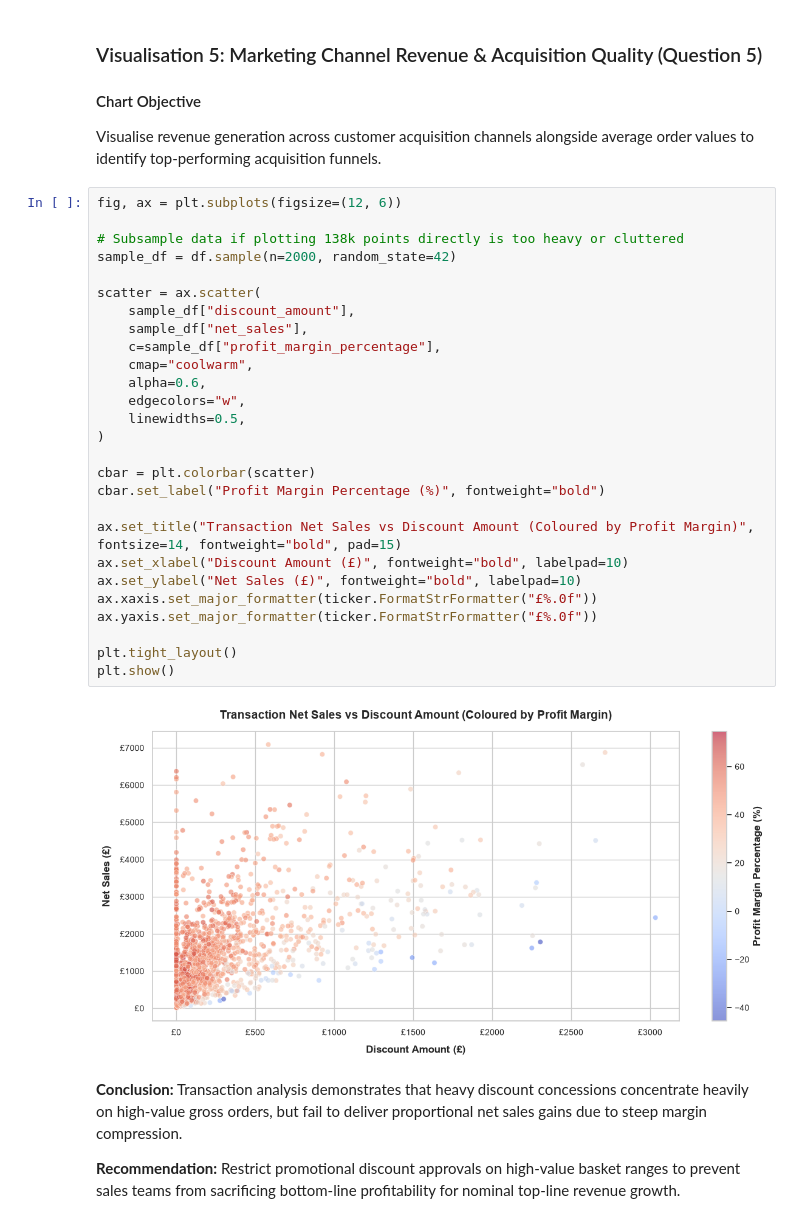
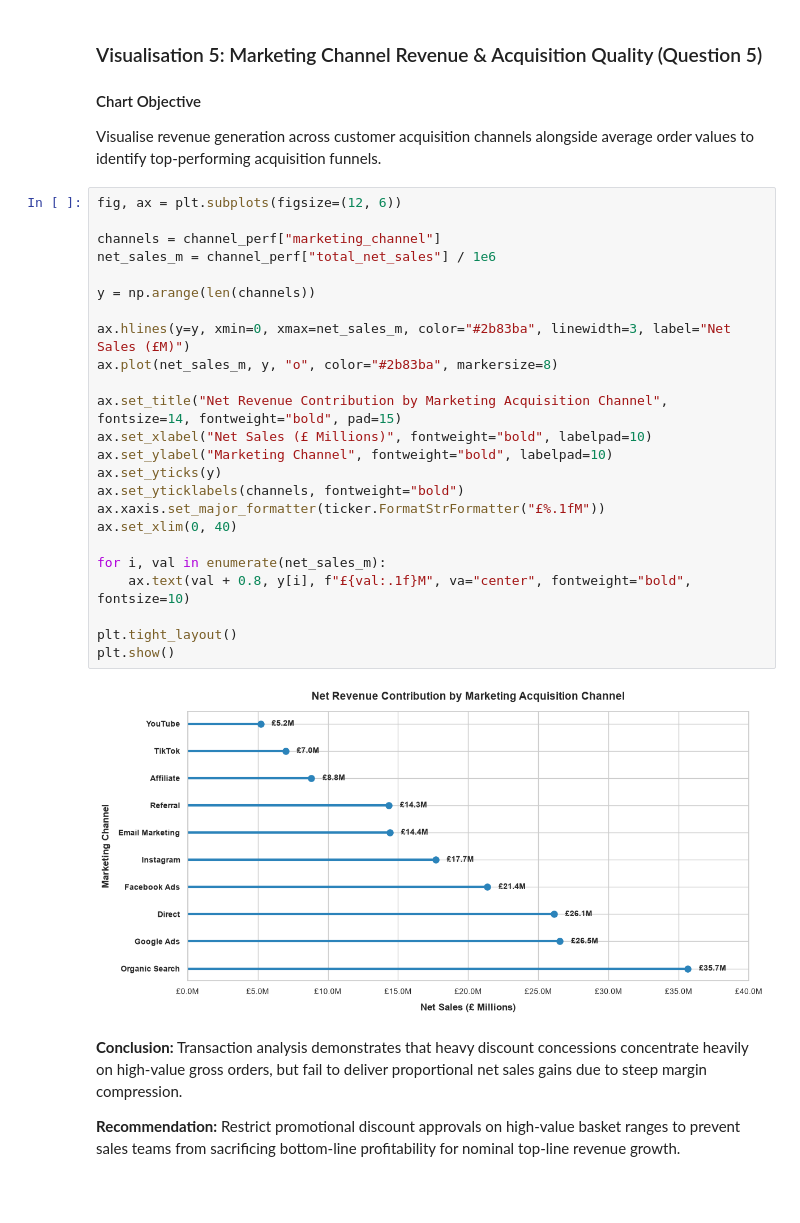
Before and after one commit to salmamxz/ecommerce-sales-customer-analysis, a Jupyter notebook: notebooks/V1_E-Commerce_Sales_and_Customer_Analysis.ipynb, the cells around one changed output. Drawn from its saved outputs; the diff is of its cells as text; blank space fills up the shorter version.

```diff
--- a/notebooks/V1_E-Commerce_Sales_and_Customer_Analysis.ipynb
+++ b/notebooks/V1_E-Commerce_Sales_and_Customer_Analysis.ipynb
@@ -1244,32 +1217,29 @@ Visualise revenue generation across customer acquisition channels alongside aver
 # %%
 fig, ax = plt.subplots(figsize=(12, 6))
 
-# Subsample data if plotting 138k points directly is too heavy or cluttered
-sample_df = df.sample(n=2000, random_state=42)
+channels = channel_perf["marketing_channel"]
+net_sales_m = channel_perf["total_net_sales"] / 1e6
 
-scatter = ax.scatter(
-    sample_df["discount_amount"],
-    sample_df["net_sales"],
-    c=sample_df["profit_margin_percentage"],
-    cmap="coolwarm",
-    alpha=0.6,
-    edgecolors="w",
-    linewidths=0.5,
-)
+y = np.arange(len(channels))
 
-cbar = plt.colorbar(scatter)
-cbar.set_label("Profit Margin Percentage (%)", fontweight="bold")
+ax.hlines(y=y, xmin=0, xmax=net_sales_m, color="#2b83ba", linewidth=3, label="Net Sales (£M)")
+ax.plot(net_sales_m, y, "o", color="#2b83ba", markersize=8)
 
-ax.set_title("Transaction Net Sales vs Discount Amount (Coloured by Profit Margin)", fontsize=14, fontweight="bold", pad=15)
-ax.set_xlabel("Discount Amount (£)", fontweight="bold", labelpad=10)
-ax.set_ylabel("Net Sales (£)", fontweight="bold", labelpad=10)
-ax.xaxis.set_major_formatter(ticker.FormatStrFormatter("£%.0f"))
-ax.yaxis.set_major_formatter(ticker.FormatStrFormatter("£%.0f"))
+ax.set_title("Net Revenue Contribution by Marketing Acquisition Channel", fontsize=14, fontweight="bold", pad=15)
+ax.set_xlabel("Net Sales (£ Millions)", fontweight="bold", labelpad=10)
+ax.set_ylabel("Marketing Channel", fontweight="bold", labelpad=10)
+ax.set_yticks(y)
+ax.set_yticklabels(channels, fontweight="bold")
+ax.xaxis.set_major_formatter(ticker.FormatStrFormatter("£%.1fM"))
+ax.set_xlim(0, 40)
+
+for i, val in enumerate(net_sales_m):
+    ax.text(val + 0.8, y[i], f"£{val:.1f}M", va="center", fontweight="bold", fontsize=10)
 
 plt.tight_layout()
 plt.show()
 # %% [output]
-[figure, old version]
+[figure, new version]
 # %% [markdown]
 **Conclusion:** Transaction analysis demonstrates that heavy discount concessions concentrate heavily on high-value gross orders, but fail to deliver proportional net sales gains due to steep margin compression.
 
```
Also changed, not shown: parts of 20 cells of this notebook.
